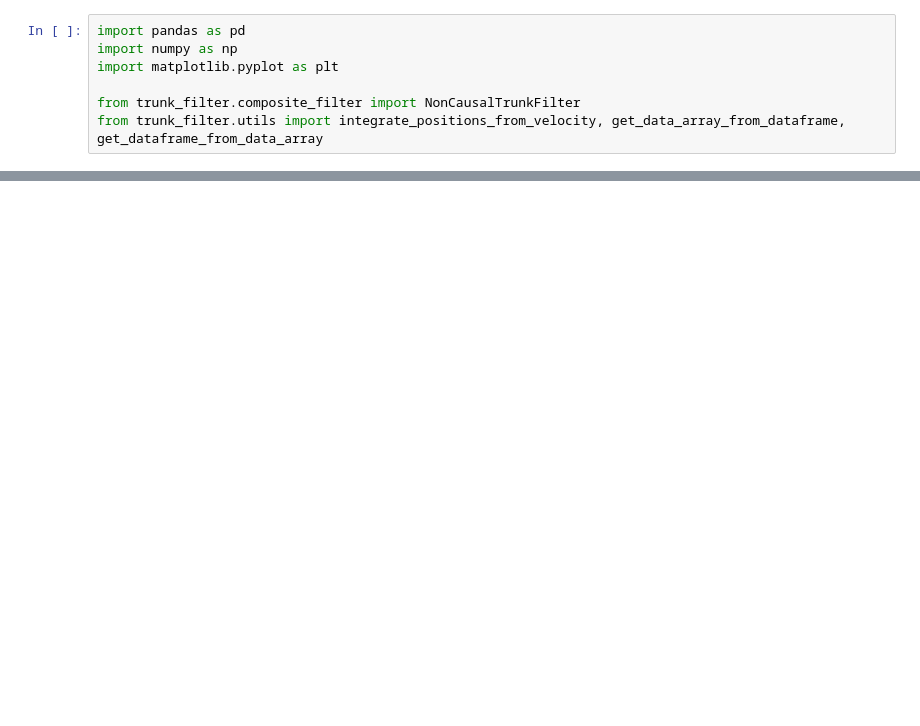
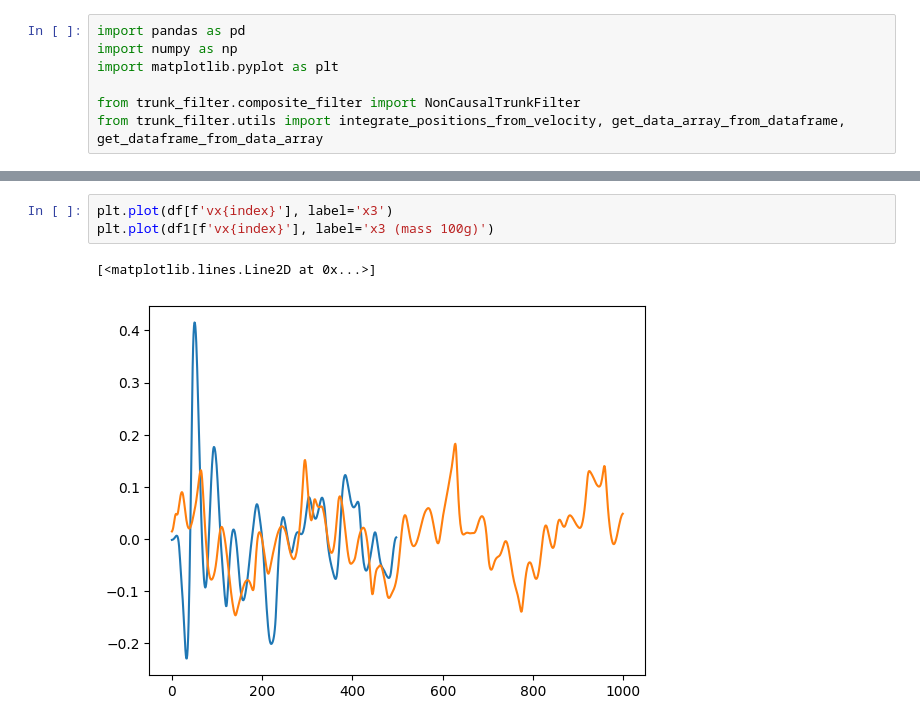
Before and after one commit to patrick-benito/trunk-gnn, a Jupyter notebook: scripts/visualize_dataset.ipynb, the cells around one changed output, grey strips where cells are left out. Drawn from its saved outputs; the diff is of its cells as text; blank space fills up the shorter version.

```diff
--- a/scripts/visualize_dataset.ipynb
+++ b/scripts/visualize_dataset.ipynb
@@ -64,0 +33,6 @@ plt.show()
+# %%
+plt.plot(df[f'vx{index}'], label='x3')
+plt.plot(df1[f'vx{index}'], label='x3 (mass 100g)')
+# %% [output]
+[<matplotlib.lines.Line2D at 0x...>]
+[figure, added]
```
Also changed, not shown: parts of 13 cells of this notebook, 3 other files.
